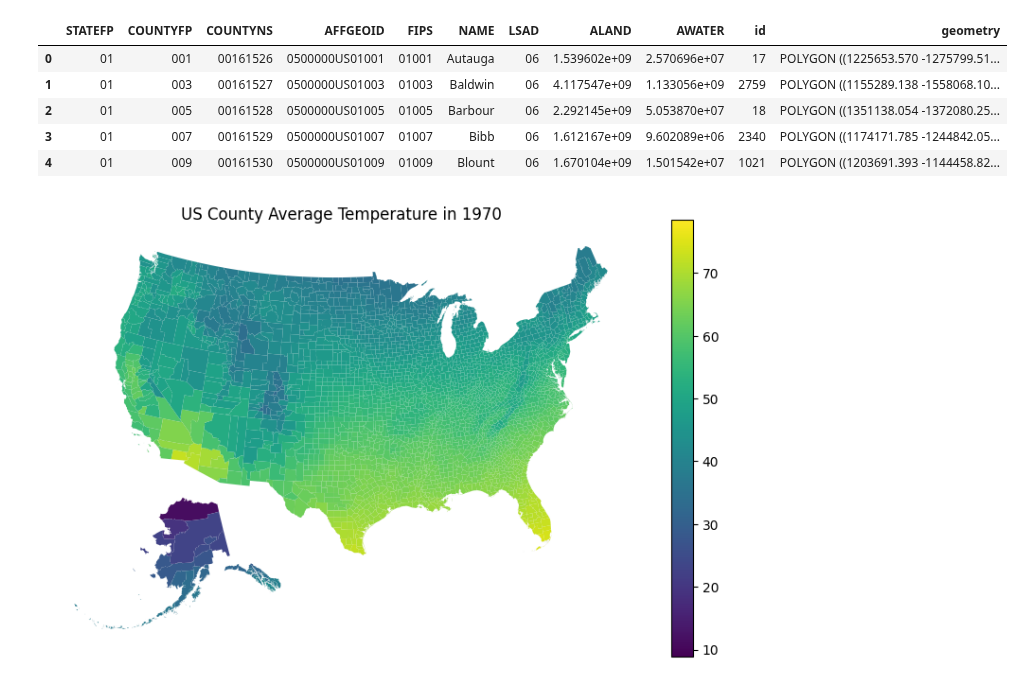
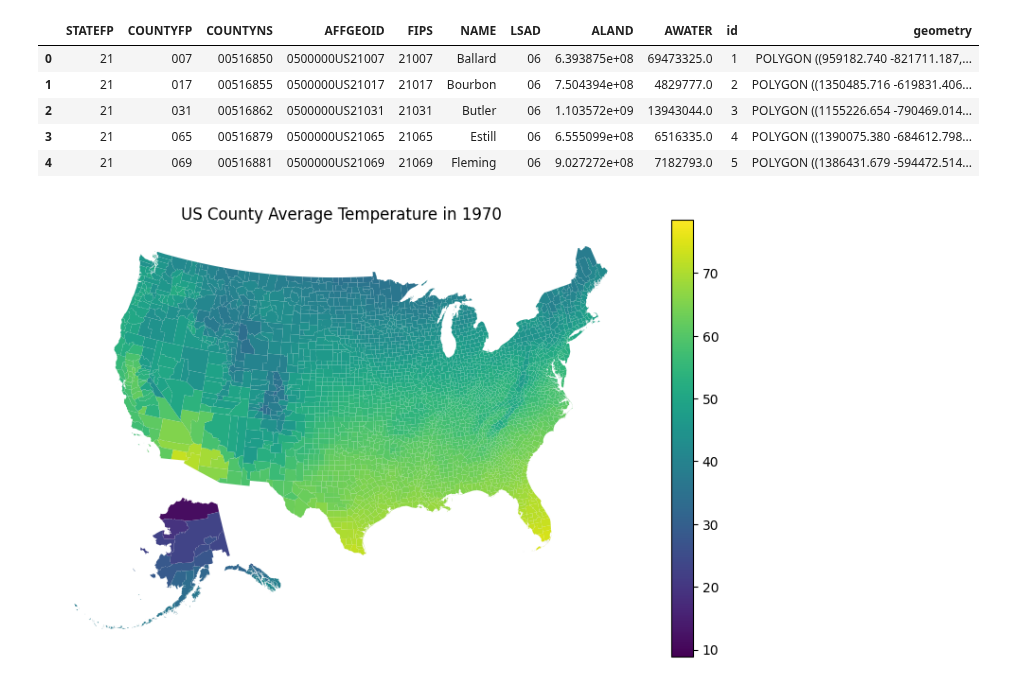
Before and after one commit to Calvin-Davis/CMSC320-FinalProject-Birds, a Jupyter notebook: Code/visualize-climate-counties.ipynb, the cells around one changed output. Cells and saved outputs as stored; diff of their text form; code cells hidden in the pictures.

```diff
--- a/Code/visualize-climate-counties.ipynb
+++ b/Code/visualize-climate-counties.ipynb
@@ -20,17 +11,14 @@ df.head()
 # %%
 counties = gpd.read_file(os.path.join(current_dir, '..', 'SharedData', 'Counties2', 'us_county.shp')).rename(columns={"GEOID": "FIPS"})
-# counties = gpd.read_file(os.path.join(current_dir, '..', 'SharedData', 'USCounties', 'UScounties.shp')).rename(columns={"GEOID": "FIPS"})
-
-counties.sort_values(by='FIPS', inplace= True, ignore_index= True)
 
 counties.head(5)
 # %% [output]
 |  | STATEFP | COUNTYFP | COUNTYNS | AFFGEOID | FIPS | NAME | LSAD | ALAND | AWATER | id | geometry |
-| 0 | 01 | 001 | 00161526 | 0500000US01001 | 01001 | Autauga | 06 | 1.539602e+09 | 2.570696e+07 | 17 | POLYGON ((1225653.570 -1275799.51... |
-| 1 | 01 | 003 | 00161527 | 0500000US01003 | 01003 | Baldwin | 06 | 4.117547e+09 | 1.133056e+09 | 2759 | POLYGON ((1155289.138 -1558068.10... |
-| 2 | 01 | 005 | 00161528 | 0500000US01005 | 01005 | Barbour | 06 | 2.292145e+09 | 5.053870e+07 | 18 | POLYGON ((1351138.054 -1372080.25... |
-| 3 | 01 | 007 | 00161529 | 0500000US01007 | 01007 | Bibb | 06 | 1.612167e+09 | 9.602089e+06 | 2340 | POLYGON ((1174171.785 -1244842.05... |
-| 4 | 01 | 009 | 00161530 | 0500000US01009 | 01009 | Blount | 06 | 1.670104e+09 | 1.501542e+07 | 1021 | POLYGON ((1203691.393 -1144458.82... |
+| 0 | 21 | 007 | 00516850 | 0500000US21007 | 21007 | Ballard | 06 | 6.393875e+08 | 69473325.0 | 1 | POLYGON ((959182.740 -821711.187,... |
+| 1 | 21 | 017 | 00516855 | 0500000US21017 | 21017 | Bourbon | 06 | 7.504394e+08 | 4829777.0 | 2 | POLYGON ((1350485.716 -619831.406... |
+| 2 | 21 | 031 | 00516862 | 0500000US21031 | 21031 | Butler | 06 | 1.103572e+09 | 13943044.0 | 3 | POLYGON ((1155226.654 -790469.014... |
+| 3 | 21 | 065 | 00516879 | 0500000US21065 | 21065 | Estill | 06 | 6.555099e+08 | 6516335.0 | 4 | POLYGON ((1390075.380 -684612.798... |
+| 4 | 21 | 069 | 00516881 | 0500000US21069 | 21069 | Fleming | 06 | 9.027272e+08 | 7182793.0 | 5 | POLYGON ((1386431.679 -594472.514... |
 # %%
 counties["FIPS"] = counties["FIPS"].astype(int)
 df["FIPS"] = df["FIPS"].astype(int)
```
Also changed, not shown: parts of 7 cells of this notebook, 1 other file.
